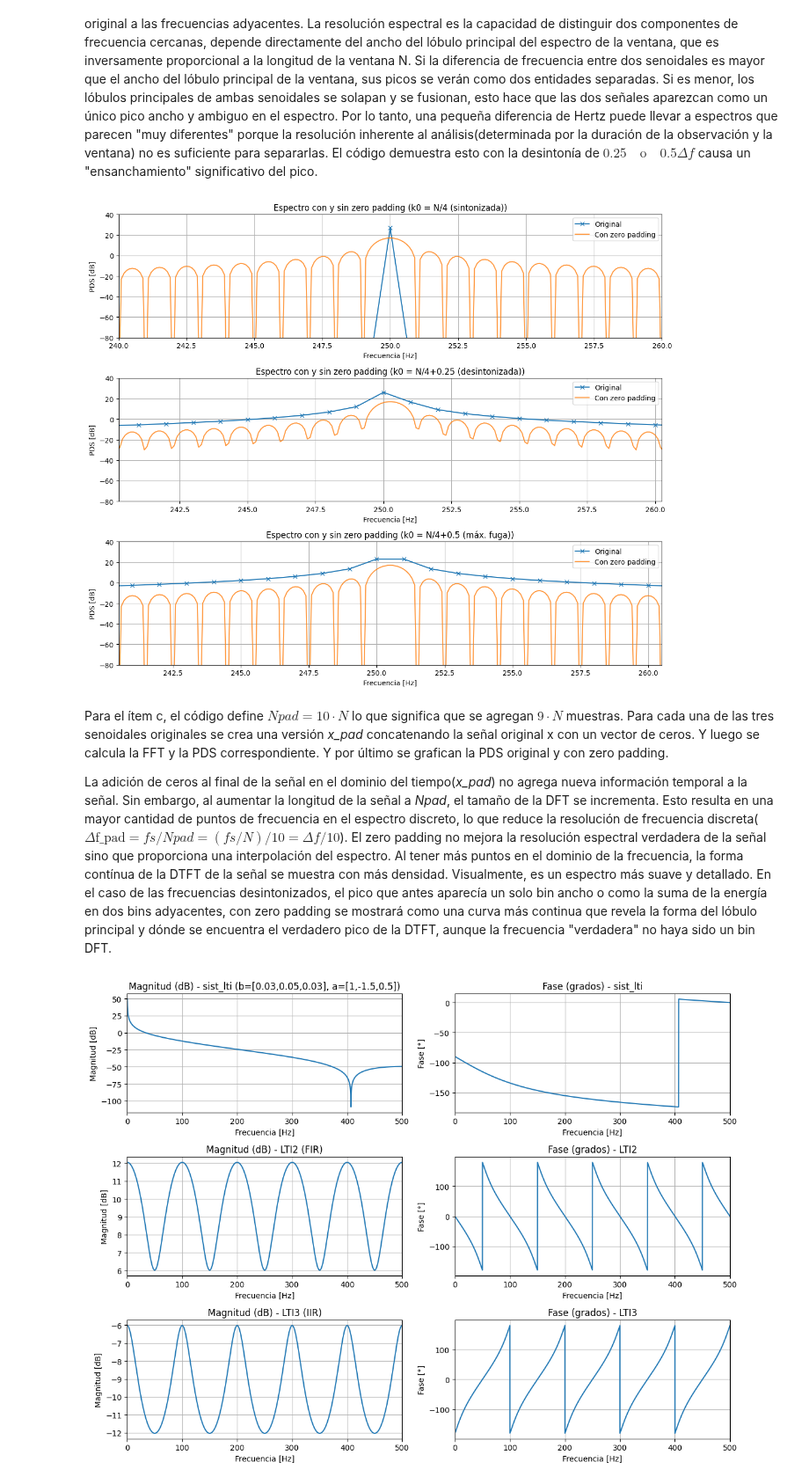
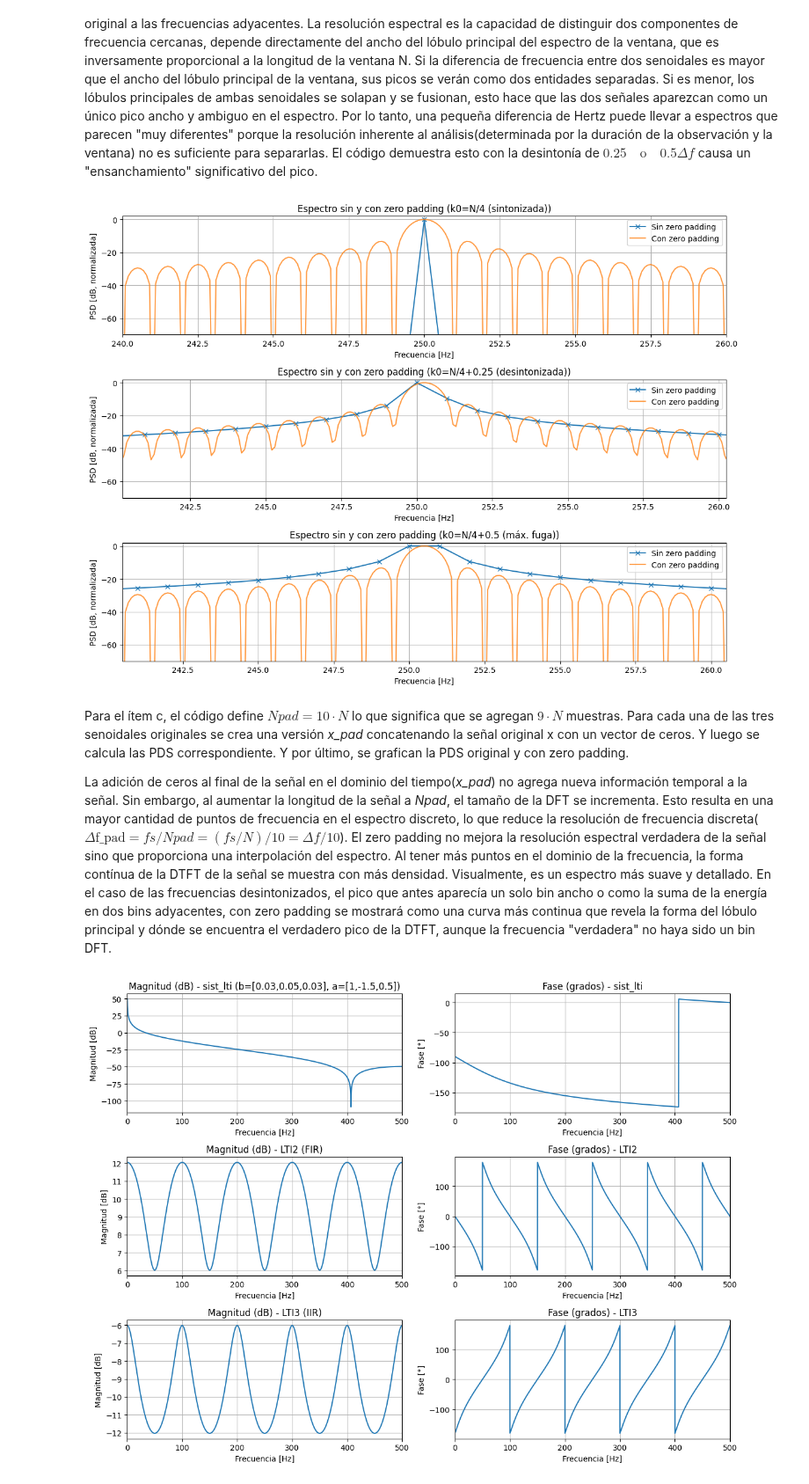
Before and after one commit to aguspaolini/aps-Paolini-Rosso, a Jupyter notebook: TS3-Poric.ipynb, the cells around one changed output. Shown at 88% size. Cells and saved outputs as stored; diff of their text form; code cells hidden in the pictures.

Commit message:
Aplico cambios requeridos para TS3

```diff
--- a/TS3-Poric.ipynb
+++ b/TS3-Poric.ipynb
@@ -136,52 +152,40 @@ La razón por la cual una señal senoidal tiene un espectro diferente respecto a
 # %%
 # --- Zero padding: agregar 9*N ceros (total 10*N) ---
-# Frecuencias a analizar
-k_vals = [N/4, N/4 + 0.25, N/4 + 0.5]
-labels = ["k0 = N/4 (sintonizada)",
-          "k0 = N/4+0.25 (desintonizada)",
-          "k0 = N/4+0.5 (máx. fuga)"]
-
-# Zero padding (10*N)
 Npad = 10 * N
 
-plt.figure(figsize=(12, 10))
+plt.figure(figsize=(12, 9))
+for i, (f0, lbl) in enumerate(zip(
+    [frec1, frec2, frec3],
+    ["k0=N/4 (sintonizada)", "k0=N/4+0.25 (desintonizada)", "k0=N/4+0.5 (máx. fuga)"]
+), 1):
 
-for i, (k0, lbl) in enumerate(zip(k_vals, labels), 1):
-    f0 = k0 * df
     n = np.arange(N)
     x = amplitud * np.sin(2*np.pi * f0 * n / fs)
 
-    # FFT original
-    X = fft(x)
-    freqs = fftfreq(N, 1/fs)
-    PDS = (np.abs(X)**2) / N
+    # sin zero padding
+    freqs, P_dB = psd_normalizada(x, fs)
 
-    # FFT con padding
+    # con zero padding
     x_pad = np.concatenate([x, np.zeros(Npad - N)])
-    Xpad = fft(x_pad)
-    freqs_pad = fftfreq(Npad, 1/fs)
-    PDS_pad = (np.abs(Xpad)**2) / Npad
+    freqs_pad, P_pad_dB = psd_normalizada(x_pad, fs)
 
-    # Graficar ambos
     plt.subplot(3, 1, i)
-    half_N = N // 2
-    half_Npad = Npad // 2
-    plt.plot(freqs[:half_N], 10*np.log10(PDS[:half_N]+1e-15), 'x-', label="Original")
-    plt.plot(freqs_pad[:half_Npad], 10*np.log10(PDS_pad[:half_Npad]+1e-15), '-', alpha=0.8, label="Con zero padding")
-    plt.title(f"Espectro con y sin zero padding ({lbl})")
+    plt.plot(freqs, P_dB, 'x-', label="Sin zero padding")
+    plt.plot(freqs_pad, P_pad_dB, '-', alpha=0.8, label="Con zero padding")
+    plt.title(f"Espectro sin y con zero padding ({lbl})")
     plt.xlabel("Frecuencia [Hz]")
-    plt.ylabel("PDS [dB]")
-    plt.xlim([f0-10, f0+10])   # zoom ±10 Hz
-    plt.ylim([-80, 40])
-    plt.grid()
+    plt.ylabel("PSD [dB, normalizada]")
+    plt.xlim([f0 - 10, f0 + 10])
+    plt.ylim([-70, 2])
+    plt.grid(True)
     plt.legend()
 
 plt.tight_layout()
 plt.show()
 # %% [output]
-[figure, old version]
+[figure, new version]
 # %% [markdown]
-Para el ítem c, el código define $Npad = 10 \cdot N$ lo que significa que se agregan $9 \cdot N$ muestras. Para cada una de las tres senoidales originales se crea una versión *x_pad* concatenando la señal original x con un vector de ceros. Y luego se calcula la FFT y la PDS correspondiente. Y por último se grafican la PDS original y con zero padding.
+Para el ítem c, el código define $Npad = 10 \cdot N$ lo que significa que se agregan $9 \cdot N$ muestras. Para cada una de las tres senoidales originales se crea una versión *x_pad* concatenando la señal original x con un vector de ceros. Y luego se calcula las PDS correspondiente. Y por último, se grafican la PDS original y con zero padding.
 
 La adición de ceros al final de la señal en el dominio del tiempo(*x_pad*) no agrega nueva información temporal a la señal. Sin embargo, al aumentar la longitud de la señal a *Npad*, el tamaño de la DFT se incrementa. Esto resulta en una mayor cantidad de puntos de frecuencia en el espectro discreto, lo que reduce la resolución de frecuencia discreta($\Delta \text{f\_pad} = fs / Npad = (fs / N) / 10 = \Delta f / 10$). El zero padding no mejora la resolución espectral verdadera de la señal sino que proporciona una interpolación del espectro. Al tener más puntos en el dominio de la frecuencia, la forma contínua de la DTFT de la señal se muestra con más densidad. Visualmente, es un espectro más suave y detallado. En el caso de las frecuencias desintonizados, el pico que antes aparecía un solo bin ancho o como la suma de la energía en dos bins adyacentes, con zero padding se mostrará como una curva más continua que revela la forma del lóbulo principal y dónde se encuentra el verdadero pico de la DTFT, aunque la frecuencia "verdadera" no haya sido un bin DFT.
 # %%
```
Also changed, not shown: parts of 3 cells of this notebook.
